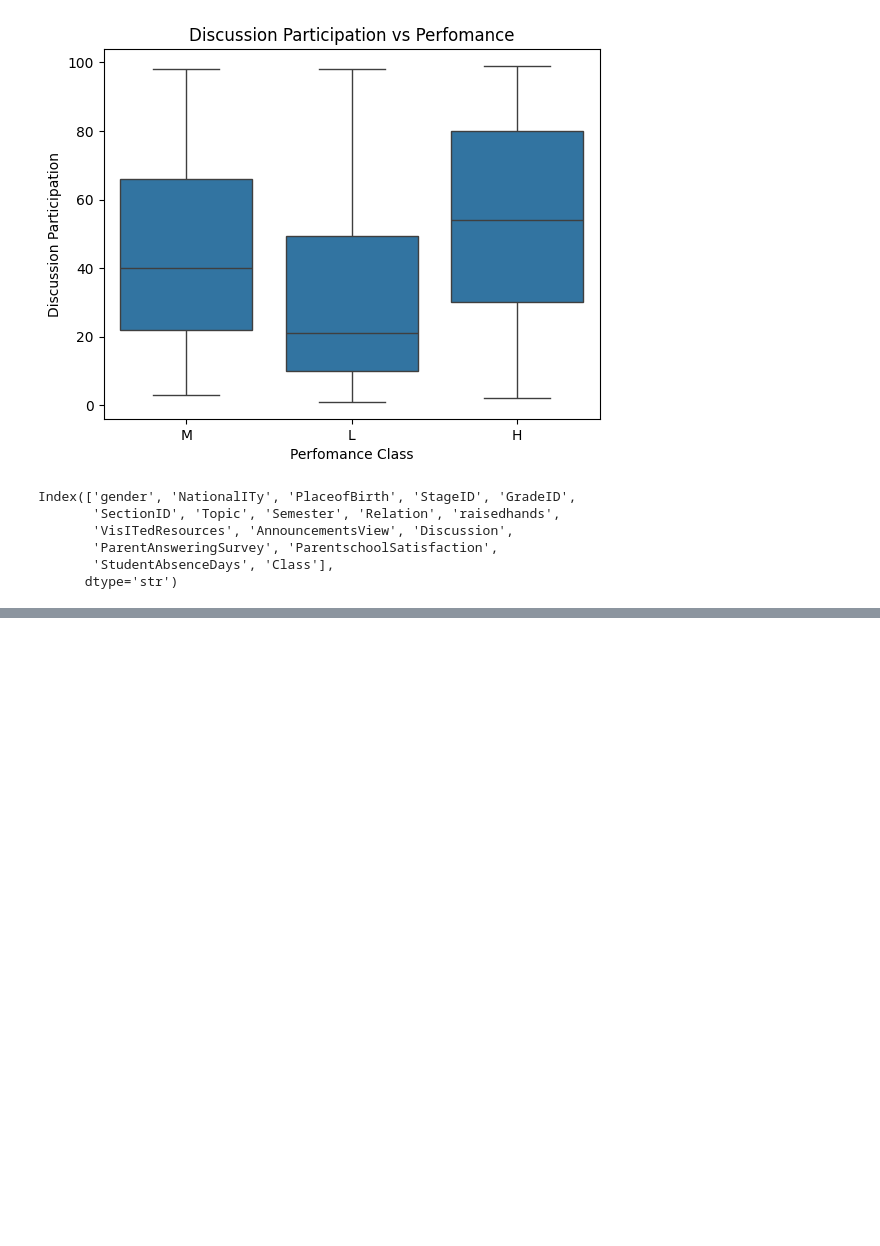
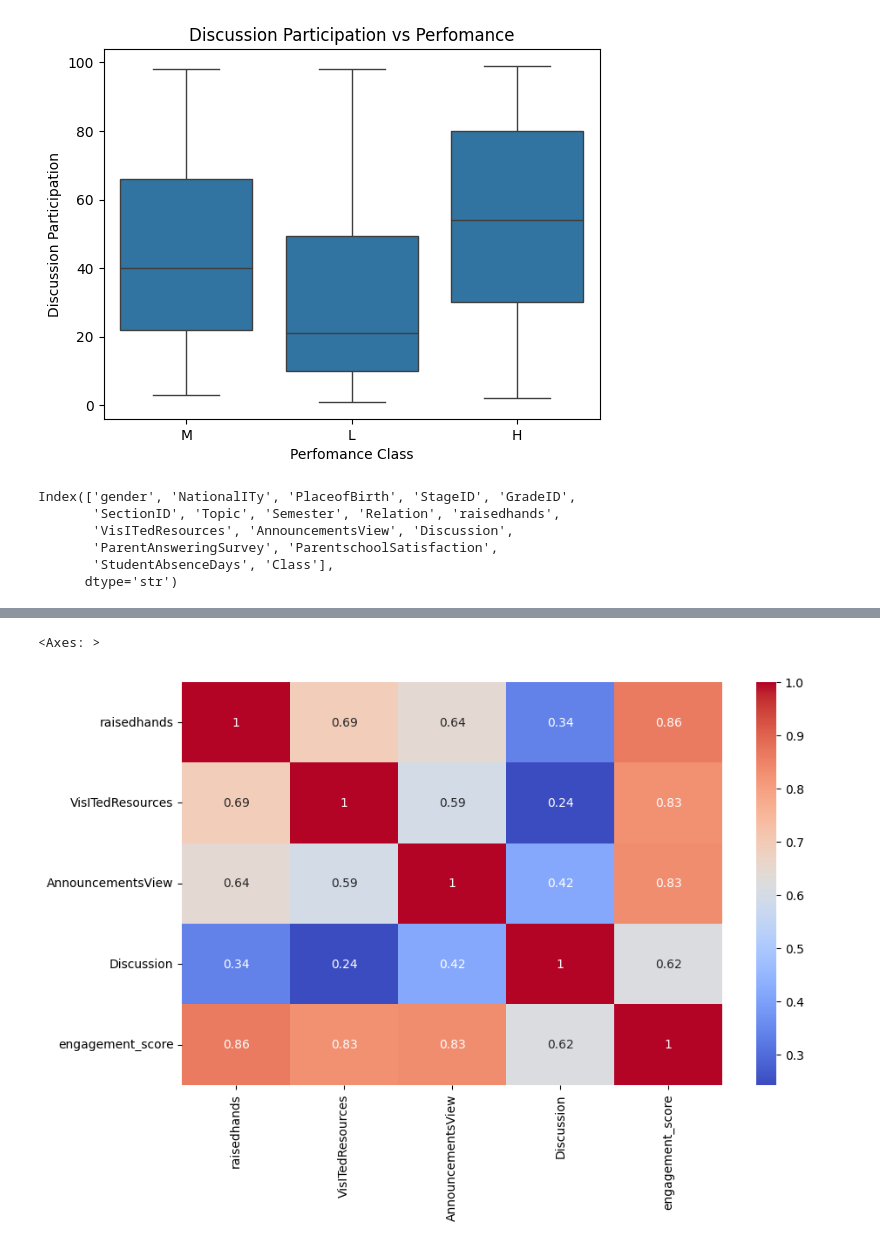
Before and after one commit to Codedby-AC/School, a Jupyter notebook: ml_moodels/train_models.ipynb, the cells around one changed output, grey strips where cells are left out. Cells and saved outputs as stored; diff of their text form; code cells hidden in the pictures; blank space fills up the shorter version.

Commit message:
Added student engagement clustering model

```diff
--- a/ml_moodels/train_models.ipynb
+++ b/ml_moodels/train_models.ipynb
@@ -148,4 +149,10 @@ Index(['gender', 'NationalITy', 'PlaceofBirth', 'StageID', 'GradeID',
        'StudentAbsenceDays', 'Class'],
       dtype='str')
 # %%
-data[]
+data["engagement_score"] = (
+    data["raisedhands"] +
+    data["VisITedResources"] +
+    data["AnnouncementsView"] +
+    data["Discussion"]
+
+    )
@@ -151,0 +168,19 @@ data[]
+# %%
+plt.figure(figsize = (10,6))
+
+sns.heatmap(
+    data[
+            [
+            "raisedhands",
+            "VisITedResources",
+            "AnnouncementsView",
+            "Discussion",
+            "engagement_score"
+            ]
+        ].corr(),
+        annot = True,
+        cmap = "coolwarm"
+)
+# %% [output]
+<Axes: >
+[figure, added]
```
Also changed, not shown: parts of 16 cells of this notebook, 4 other files.
